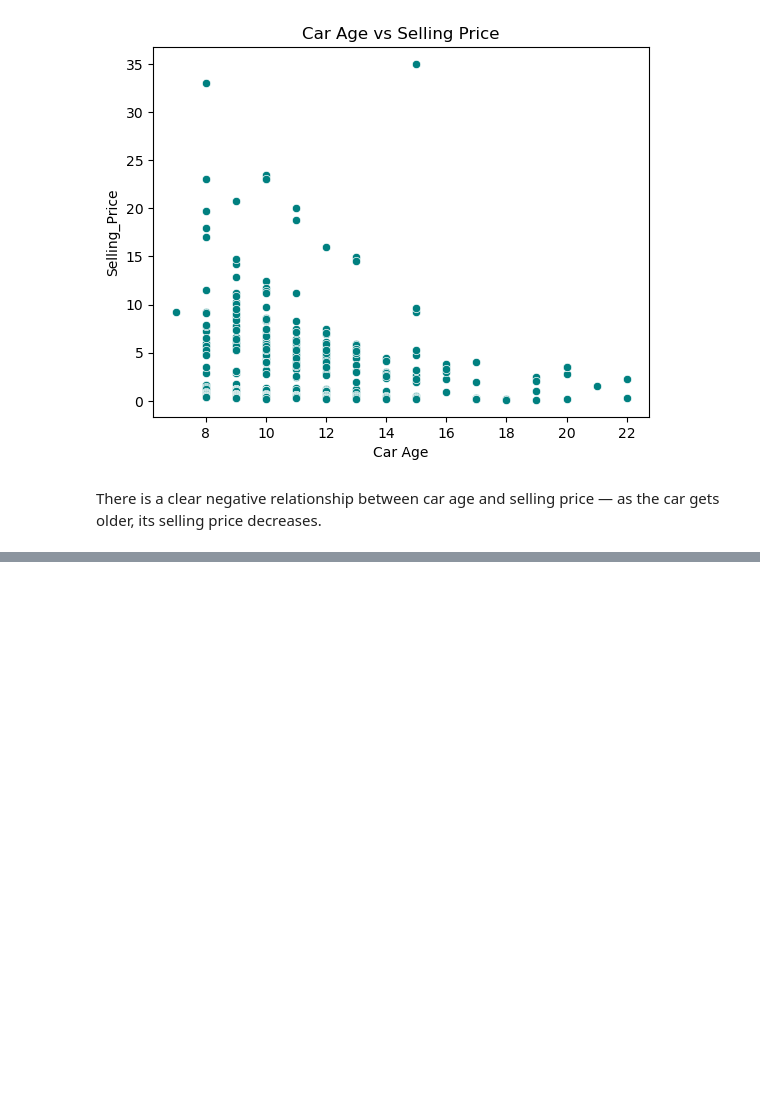
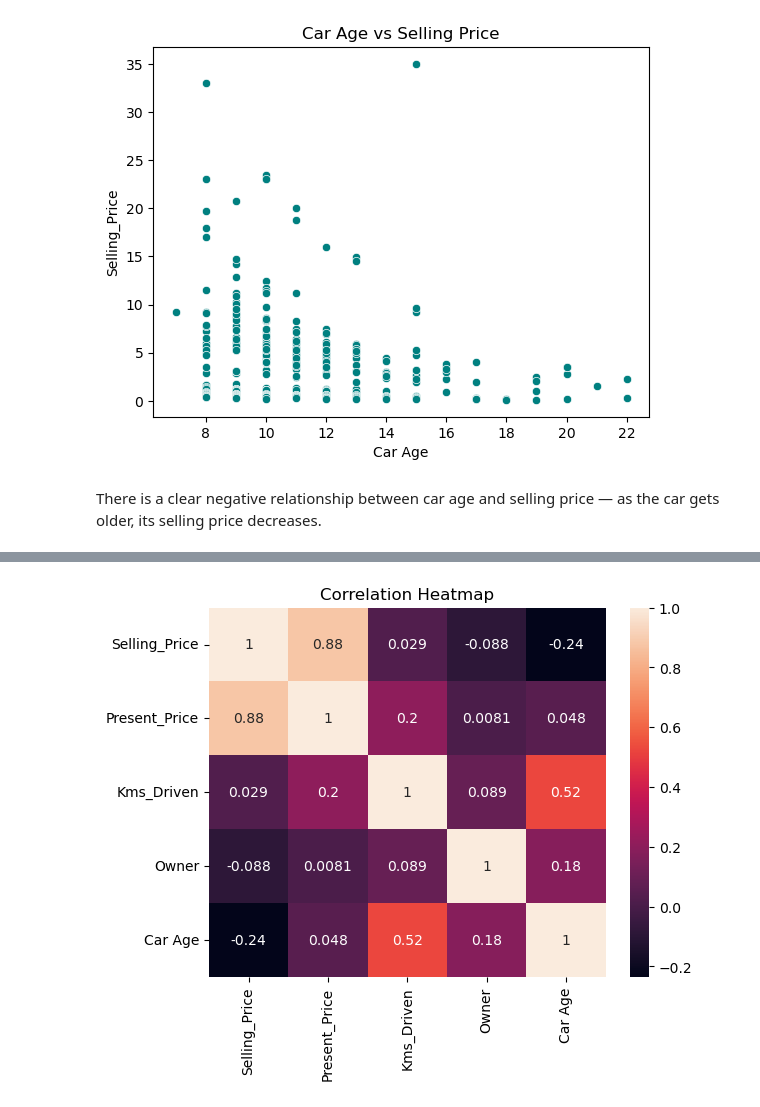
Before and after one commit to Aparna-31/CAR-PRICE-PREDICTOR, a Jupyter notebook: Car Price Predictor.ipynb, the cells around one changed output, grey strips where cells are left out. Cells and saved outputs as stored; diff of their text form; code cells hidden in the pictures; blank space fills up the shorter version.

```diff
--- a/Car Price Predictor.ipynb
+++ b/Car Price Predictor.ipynb
@@ -103,0 +147,6 @@ There is a clear negative relationship between car age and selling price — as
+# %%
+sns.heatmap(data.drop([ "Fuel_Type", "Seller_Type","Transmission"],axis=1).corr(),annot=True)
+plt.title('Correlation Heatmap')
+plt.show()
+# %% [output]
+[figure, added]
```
Also changed, not shown: parts of 18 cells of this notebook.
